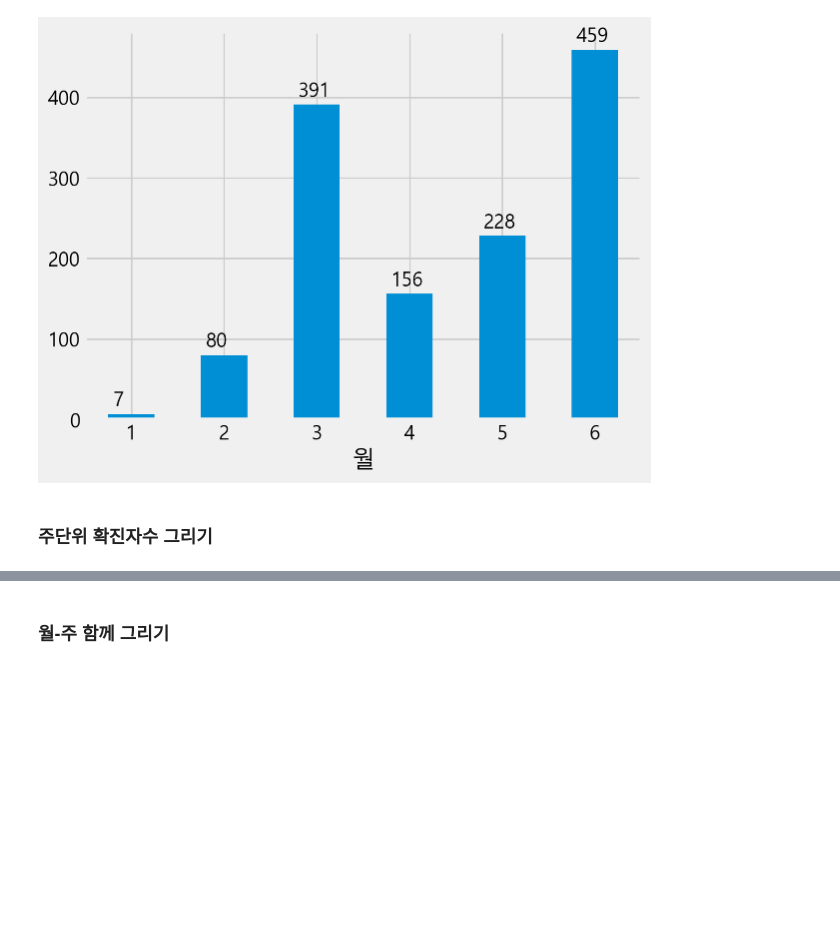
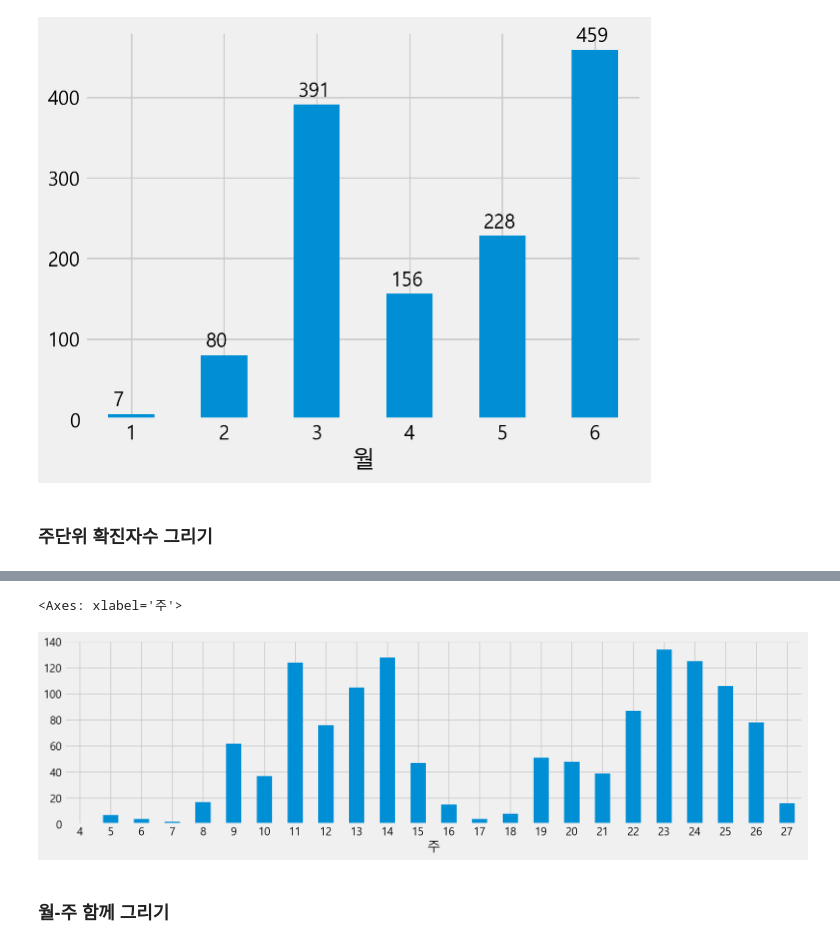
Before and after one commit to nz663633/data-analysis-viz, a Jupyter notebook: seoul-covid-19-02-eda-input.ipynb, the cells around one changed output, grey strips where cells are left out. Saved outputs shown, nothing was run; the diff lists cells and outputs as text; code cells hidden in the pictures; blank space fills up the shorter version.

```diff
--- a/seoul-covid-19-02-eda-input.ipynb
+++ b/seoul-covid-19-02-eda-input.ipynb
@@ -299,5 +305,10 @@ for i in range(len(month_case)):
 # %%
 # 주단위 빈도수 막대그래프로 그리기
+
+weekly_case.plot.bar(figsize=(15, 4), rot=0)
+# %% [output]
+<Axes: xlabel='주'>
+[figure, added]
 # %% [markdown]
 ### 월-주 함께 그리기
 # %%
```
Also changed, not shown: parts of 5 cells of this notebook.
